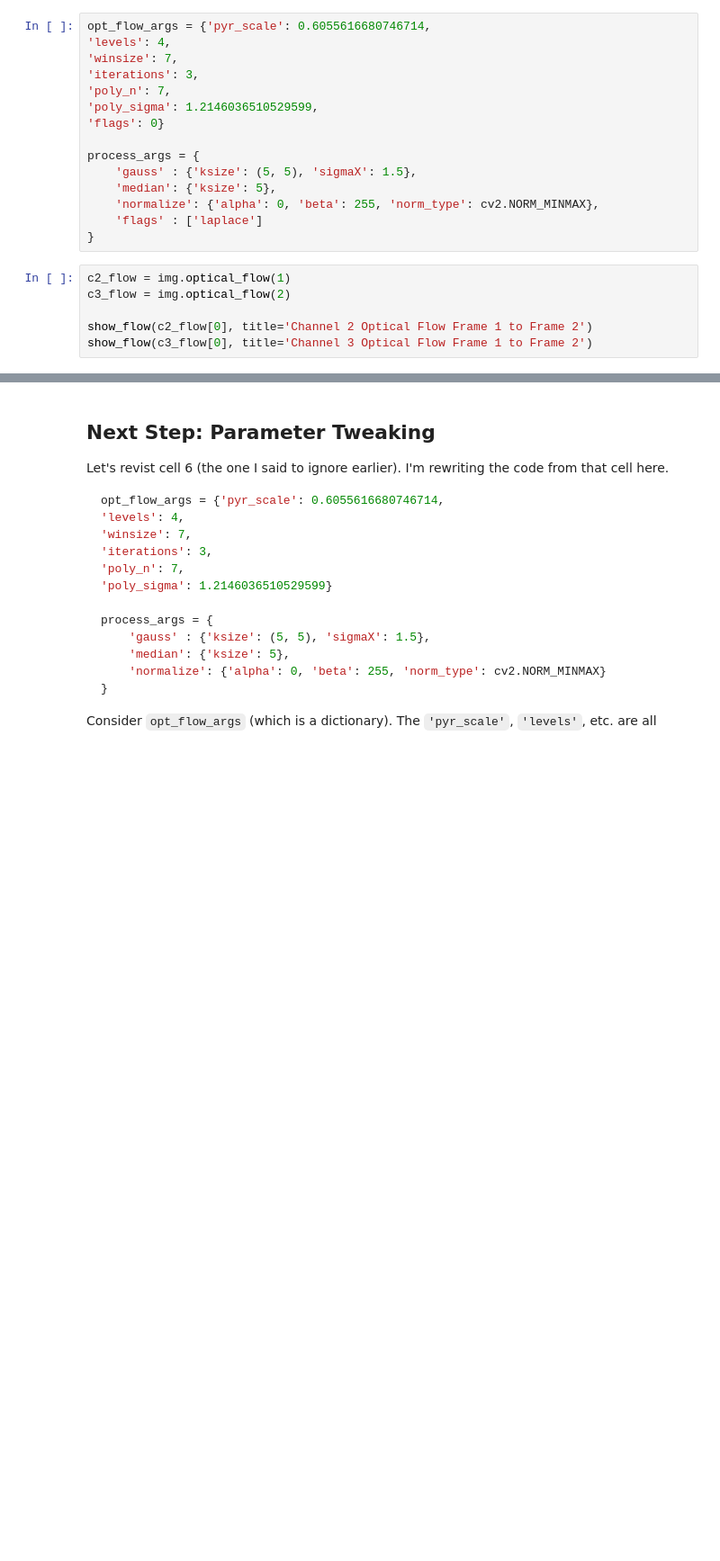
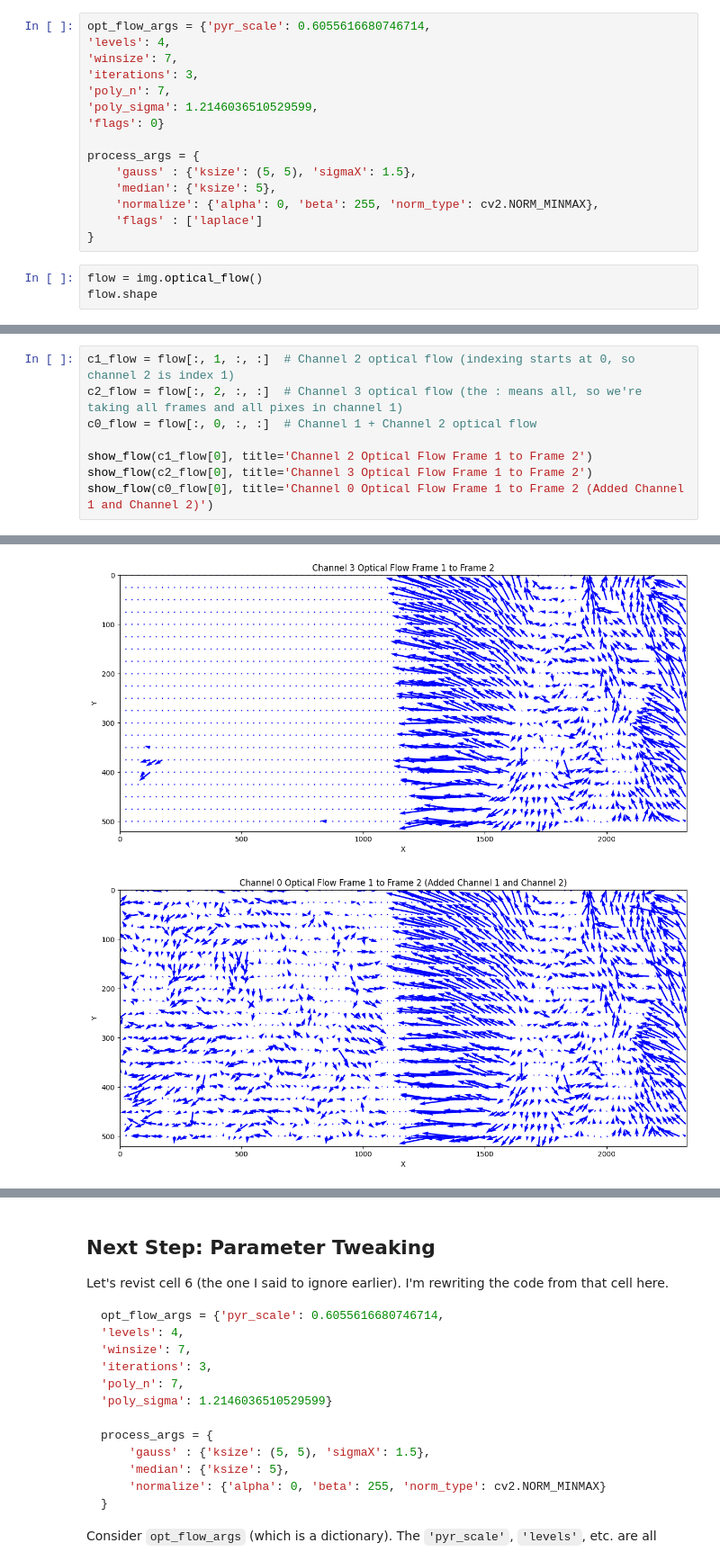
Before and after one commit to ZSR3004/cell2, a Jupyter notebook: example_notebooks/MCF_Rab5a_notebook.ipynb, the cells around one changed output, grey strips where cells are left out. Shown at 90% size. Saved outputs shown, nothing was run; the diff lists cells and outputs as text; blank space fills up the shorter version.

```diff
--- a/example_notebooks/MCF_Rab5a_notebook.ipynb
+++ b/example_notebooks/MCF_Rab5a_notebook.ipynb
@@ -121,9 +123,6 @@ process_args = {
     'flags' : ['laplace']
 }
 # %%
-c2_flow = img.optical_flow(1)
-c3_flow = img.optical_flow(2)
-
-show_flow(c2_flow[0], title='Channel 2 Optical Flow Frame 1 to Frame 2')
-show_flow(c3_flow[0], title='Channel 3 Optical Flow Frame 1 to Frame 2')
+flow = img.optical_flow()
+flow.shape
 # %% [output]
@@ -135,0 +138,9 @@ The really nice thing is that from what I can tell, this roughly fits the eyebal
+# %%
+c1_flow = flow[:, 1, :, :]  # Channel 2 optical flow (indexing starts at 0, so channel 2 is index 1)
+c2_flow = flow[:, 2, :, :]  # Channel 3 optical flow (the : means all, so we're taking all frames and all pixes in channel 1)
+c0_flow = flow[:, 0, :, :]  # Channel 1 + Channel 2 optical flow
+
+show_flow(c1_flow[0], title='Channel 2 Optical Flow Frame 1 to Frame 2')
+show_flow(c2_flow[0], title='Channel 3 Optical Flow Frame 1 to Frame 2')
+show_flow(c0_flow[0], title='Channel 0 Optical Flow Frame 1 to Frame 2 (Added Channel 1 and Channel 2)')
+# %% [output]
@@ -135,0 +148,2 @@ The really nice thing is that from what I can tell, this roughly fits the eyebal
+[figure, added]
+[figure, added]
```
Also changed, not shown: parts of 12 cells of this notebook.
